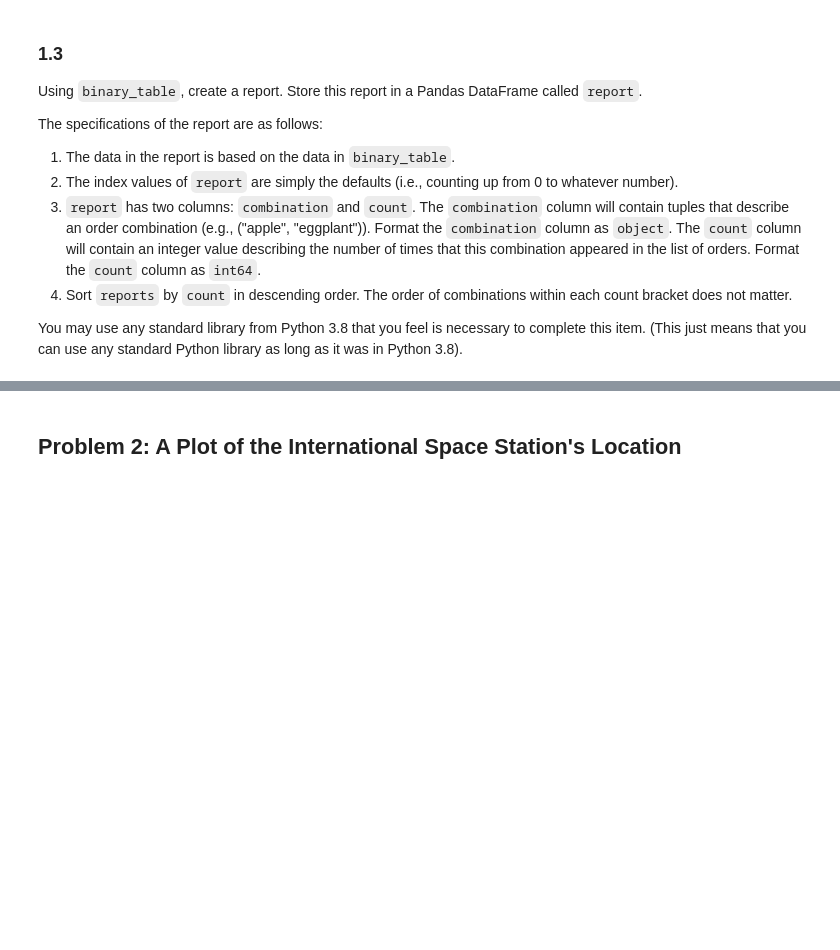
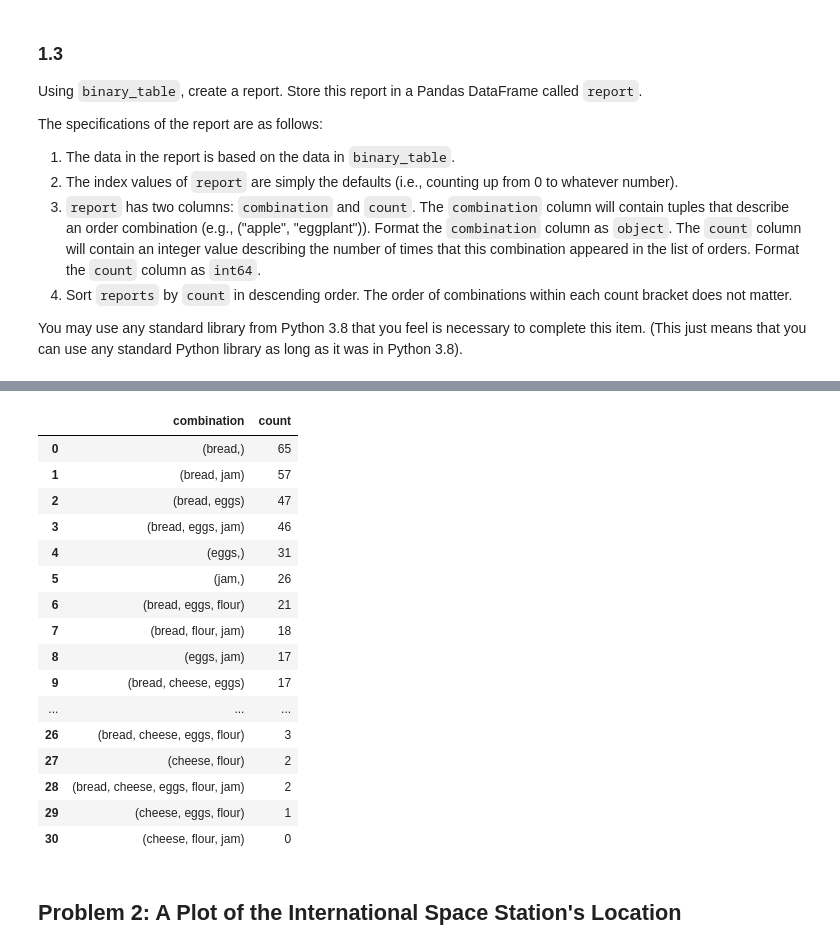
Before and after one commit to sinead-vallester/Submissions, a Jupyter notebook: 205306_VALLESTER_SINEADDYLAN_LIBRARIES.ipynb, the cells around one changed output, grey strips where cells are left out. Saved outputs shown, nothing was run; the diff lists cells and outputs as text; code cells hidden in the pictures; blank space fills up the shorter version.

```diff
--- a/205306_VALLESTER_SINEADDYLAN_LIBRARIES.ipynb
+++ b/205306_VALLESTER_SINEADDYLAN_LIBRARIES.ipynb
@@ -143,3 +121,50 @@ report.sort_values(by='count',ascending=False)
+# %%
+# CODE CELL
+
+# CODE START
+from itertools import combinations
+
+prod_comb =[]
+def get_prod_comb(products):
+    for i in range(1, len(products)+1):
+        comb = list(combinations(products, i))
+        for j in comb:
+            prod_comb.append(j)
+    return prod_comb
+
+def count_comb(tup):
+    cond = (binary_table[[i for i in tup]].sum(axis=1)==len(tup))&(binary_table[[i for i in tup]].sum(axis=1)==binary_table[product].sum(axis=1))
+    return cond.sum()
+
+report = pd.DataFrame(columns=['combination','count'])
+
+product_combination = get_prod_comb(product)
+report['combination'] = product_combination
+
+count = report['combination'].apply(count_comb).astype('int64')
+report['count'] = count
+report = report.sort_values(by='count',ascending=False)
+report.reset_index(drop=True, inplace=True)
+
+report
+# %% [output]
+|  | combination | count |
+| 0 | (bread,) | 65 |
+| 1 | (bread, jam) | 57 |
+| 2 | (bread, eggs) | 47 |
+| 3 | (bread, eggs, jam) | 46 |
+| 4 | (eggs,) | 31 |
+| 5 | (jam,) | 26 |
+| 6 | (bread, eggs, flour) | 21 |
+| 7 | (bread, flour, jam) | 18 |
+| 8 | (eggs, jam) | 17 |
+| 9 | (bread, cheese, eggs) | 17 |
+| ... | ... | ... |
+| 26 | (bread, cheese, eggs, flour) | 3 |
+| 27 | (cheese, flour) | 2 |
+| 28 | (bread, cheese, eggs, flour, jam) | 2 |
+| 29 | (cheese, eggs, flour) | 1 |
+| 30 | (cheese, flour, jam) | 0 |
 # %% [markdown]
 ## Problem 2: A Plot of the International Space Station's Location
 # %% [markdown]
```
Also changed, not shown: parts of 3 cells of this notebook.
